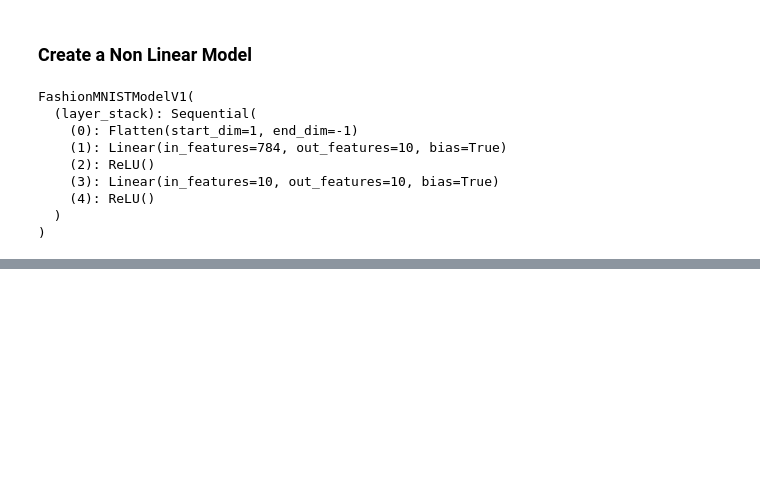
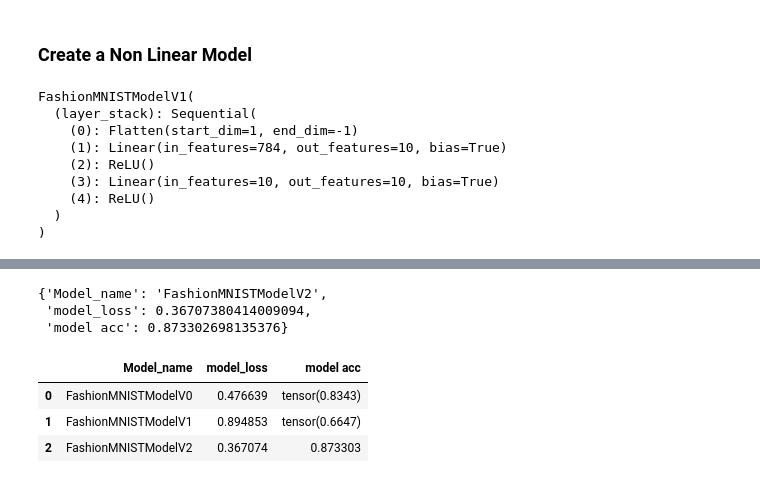
Before and after one commit to elinteerie/Pytorch, a Jupyter notebook: Pytorch_Computer_Vision.ipynb, the cells around one changed output, grey strips where cells are left out. Cells and saved outputs as stored; diff of their text form; code cells hidden in the pictures; blank space fills up the shorter version.

```diff
--- a/Pytorch_Computer_Vision.ipynb
+++ b/Pytorch_Computer_Vision.ipynb
@@ -442,0 +587,10 @@ Loss: 0.40 | Accuracy: 0.86
+# %%
+loss_fn = nn.CrossEntropyLoss()
+optimizer = torch.optim.SGD(model_2.parameters(), lr =0.1)
+accuracy_fn = Accuracy()
+# %%
+epochs = 3
+
+for epoch in range(epochs):
+  train_step(model_2, train_loader, loss_fn, accuracy_fn, optimizer)
+  test_step(model_2, test_dataloader, loss_fn, accuracy_fn, optimizer)
@@ -442,0 +604,20 @@ Loss: 0.40 | Accuracy: 0.86
+# %%
+model_2_results = eval_model(model=model_2, data_loader=test_dataloader,
+                             loss_fn = loss_fn,
+                             accuracy_fn= accuracy_fn)
+
+model_2_results
+# %% [output]
+{'Model_name': 'FashionMNISTModelV2',
+ 'model_loss': 0.36707380414009094,
+ 'model acc': 0.873302698135376}
+# %%
+import pandas as pd
+compare_results= pd.DataFrame([model_0_results, model_1_results, model_2_results])
+# %%
+compare_results
+# %% [output]
+|  | Model_name | model_loss | model acc |
+| 0 | FashionMNISTModelV0 | 0.476639 | tensor(0.8343) |
+| 1 | FashionMNISTModelV1 | 0.894853 | tensor(0.6647) |
+| 2 | FashionMNISTModelV2 | 0.367074 | 0.873303 |
```
Also changed, not shown: parts of 25 cells of this notebook.
